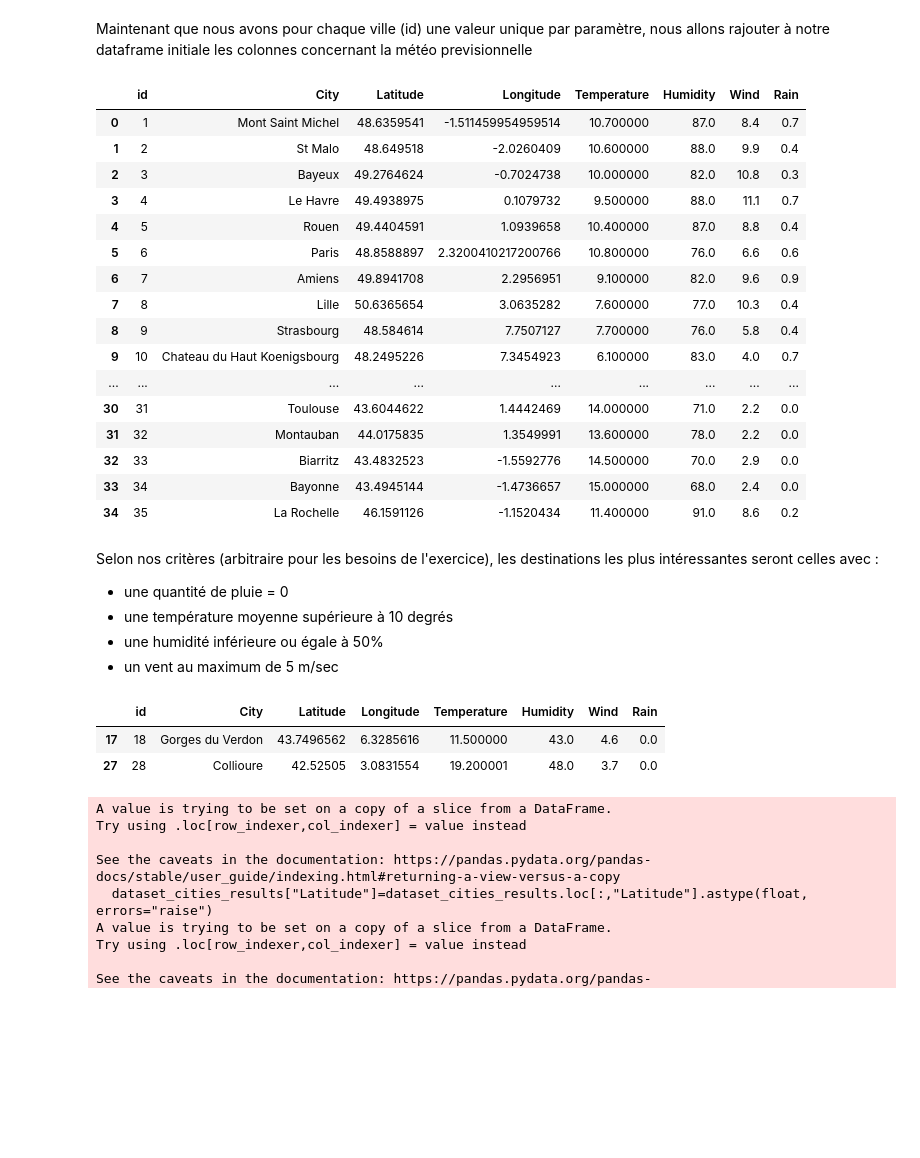
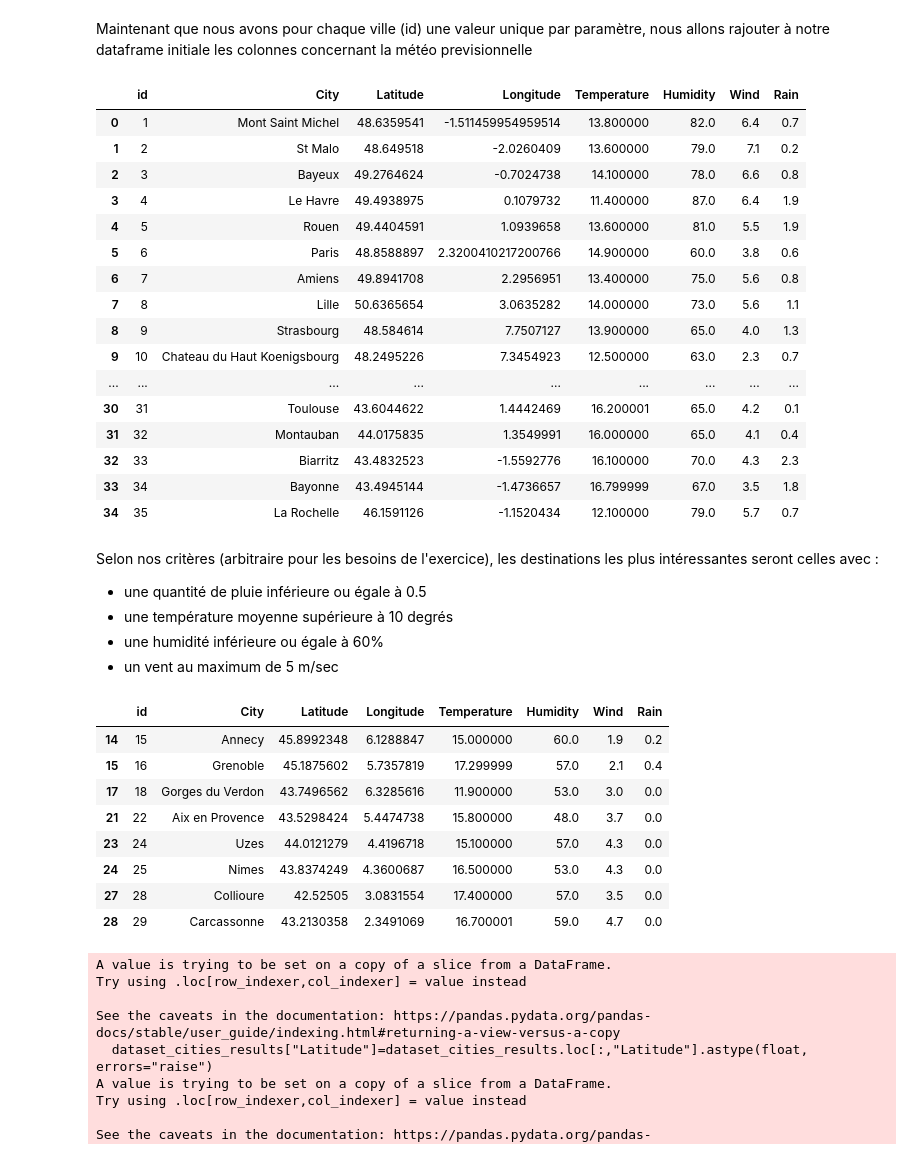
Before and after one commit to sdupland/bloc1_infrastructure_donn-es, a Jupyter notebook: SNDD - projet Kayak.ipynb, the cells around one changed output. Saved outputs shown, nothing was run; the diff lists cells and outputs as text; code cells hidden in the pictures; blank space fills up the shorter version.

Commit message:
update script
improve sql part

```diff
--- a/SNDD - projet Kayak.ipynb
+++ b/SNDD - projet Kayak.ipynb
@@ -55,7 +55,7 @@ cities = ["Mont Saint Michel",
 # %%
 def city_gps(city_name):
     """
-    création d'une fonction afin de récupérer au format json les informations sur une ville, à partir de son nom passée en paramètre
+    création d'une fonction afin de récupérer au format json les informations sur une ville, à partir de son nom passé en paramètre
     utlisation de l'API du site nominatim avec des critères en paramètre (format de sortie + nom ville + pays)
     utilisation d'un try/except au cas ou certaines noms dans la liste renvois une erreur. Dans ce cas nous passons l'erreur et affectons une valeur vide aux données recherchées
     Args:
@@ -143,28 +144,30 @@ Les données journalières étant également nombreuses, nous n'avons également
 - la vitesse du vent (en m/seconde)
 - la pluie (en mm par jour)
 # %%
+# fonction créée avec l'aide d'exemples trouvés sur internet (notamment stackoverfflow) mais je n'ai malheuresuement pas noté le lien
+
 def read_credentials(file_path):
     """
-    function qui permet d'aller chercher les codes d'accès à openweahermap dans un fichier txt situé au même emplacement que le script
+    fonction qui permet d'aller chercher les codes d'accès à openweahermap dans un fichier txt situé au même emplacement que le script
     Args:
         file_path (string): chemin d'accès et nom du fichier
     Returns:
-        a dictionary with key(s) and value(s) for credential(s)
+        un dictionnaire avec les credentials sous forme de clé(s)/valeur(s)
     """
     credentials = {}
-    with open(file_path, 'r') as file:
+    with open(file_path, "r") as file:
         for line in file:
-            key, value = line.strip().split('=')
+            key, value = line.strip().split("=")
             credentials[key] = value
     return credentials
 
-# Specify the path to your credentials file
+# Détermination du chemin et/ou nom du fichier où sont les credentials
 credentials_path = "access.txt"
 
-# Read credentials from the file
+# Lecture des credentials à partir du fichier indiqué
 credentials = read_credentials(credentials_path)
 
-# Access individual credentials
+# Affectation à 1 variable des credentials
 app_id = credentials["app_id"]
 # %%
 def city_weather(lat, lon, day, app_id):
@@ -180,11 +183,11 @@ def city_weather(lat, lon, day, app_id):
         lat (float): latitude d'une ville
         lon (float): longitude d'une ville
         day (int): jour
+        app_id (string) :
 
     Returns:
         liste comprenant la date du jour, la température, l'humidité, le vent et la pluie
     """
-    # app_id = "1d7498fefc66d74c38e726701b5fd131"
     url_owm = "https://api.openweathermap.org/data/3.0/onecall?"
     criteria_owm = {"lat":lat, "lon":lon, "appid":app_id, "exclude":"current,minutely,hourly", "units":"metric"}
     data_forecast = requests.get(url_owm, params = criteria_owm).json()
@@ -308,20 +311,20 @@ dataset_cities = dataset_cities.merge(median_forecast, on=["id"])
 dataset_cities
 # %% [output]
 |  | id | City | Latitude | Longitude | Temperature | Humidity | Wind | Rain |
-| 0 | 1 | Mont Saint Michel | 48.6359541 | -1.511459954959514 | 10.700000 | 87.0 | 8.4 | 0.7 |
-| 1 | 2 | St Malo | 48.649518 | -2.0260409 | 10.600000 | 88.0 | 9.9 | 0.4 |
-| 2 | 3 | Bayeux | 49.2764624 | -0.7024738 | 10.000000 | 82.0 | 10.8 | 0.3 |
-| 3 | 4 | Le Havre | 49.4938975 | 0.1079732 | 9.500000 | 88.0 | 11.1 | 0.7 |
-| 4 | 5 | Rouen | 49.4404591 | 1.0939658 | 10.400000 | 87.0 | 8.8 | 0.4 |
-| 5 | 6 | Paris | 48.8588897 | 2.3200410217200766 | 10.800000 | 76.0 | 6.6 | 0.6 |
-| 6 | 7 | Amiens | 49.8941708 | 2.2956951 | 9.100000 | 82.0 | 9.6 | 0.9 |
-| 7 | 8 | Lille | 50.6365654 | 3.0635282 | 7.600000 | 77.0 | 10.3 | 0.4 |
-| 8 | 9 | Strasbourg | 48.584614 | 7.7507127 | 7.700000 | 76.0 | 5.8 | 0.4 |
-| 9 | 10 | Chateau du Haut Koenigsbourg | 48.2495226 | 7.3454923 | 6.100000 | 83.0 | 4.0 | 0.7 |
+| 0 | 1 | Mont Saint Michel | 48.6359541 | -1.511459954959514 | 13.800000 | 82.0 | 6.4 | 0.7 |
+| 1 | 2 | St Malo | 48.649518 | -2.0260409 | 13.600000 | 79.0 | 7.1 | 0.2 |
+| 2 | 3 | Bayeux | 49.2764624 | -0.7024738 | 14.100000 | 78.0 | 6.6 | 0.8 |
+| 3 | 4 | Le Havre | 49.4938975 | 0.1079732 | 11.400000 | 87.0 | 6.4 | 1.9 |
+| 4 | 5 | Rouen | 49.4404591 | 1.0939658 | 13.600000 | 81.0 | 5.5 | 1.9 |
+| 5 | 6 | Paris | 48.8588897 | 2.3200410217200766 | 14.900000 | 60.0 | 3.8 | 0.6 |
+| 6 | 7 | Amiens | 49.8941708 | 2.2956951 | 13.400000 | 75.0 | 5.6 | 0.8 |
+| 7 | 8 | Lille | 50.6365654 | 3.0635282 | 14.000000 | 73.0 | 5.6 | 1.1 |
+| 8 | 9 | Strasbourg | 48.584614 | 7.7507127 | 13.900000 | 65.0 | 4.0 | 1.3 |
+| 9 | 10 | Chateau du Haut Koenigsbourg | 48.2495226 | 7.3454923 | 12.500000 | 63.0 | 2.3 | 0.7 |
 | ... | ... | ... | ... | ... | ... | ... | ... | ... |
-| 30 | 31 | Toulouse | 43.6044622 | 1.4442469 | 14.000000 | 71.0 | 2.2 | 0.0 |
-| 31 | 32 | Montauban | 44.0175835 | 1.3549991 | 13.600000 | 78.0 | 2.2 | 0.0 |
-| 32 | 33 | Biarritz | 43.4832523 | -1.5592776 | 14.500000 | 70.0 | 2.9 | 0.0 |
-| 33 | 34 | Bayonne | 43.4945144 | -1.4736657 | 15.000000 | 68.0 | 2.4 | 0.0 |
-| 34 | 35 | La Rochelle | 46.1591126 | -1.1520434 | 11.400000 | 91.0 | 8.6 | 0.2 |
+| 30 | 31 | Toulouse | 43.6044622 | 1.4442469 | 16.200001 | 65.0 | 4.2 | 0.1 |
+| 31 | 32 | Montauban | 44.0175835 | 1.3549991 | 16.000000 | 65.0 | 4.1 | 0.4 |
+| 32 | 33 | Biarritz | 43.4832523 | -1.5592776 | 16.100000 | 70.0 | 4.3 | 2.3 |
+| 33 | 34 | Bayonne | 43.4945144 | -1.4736657 | 16.799999 | 67.0 | 3.5 | 1.8 |
+| 34 | 35 | La Rochelle | 46.1591126 | -1.1520434 | 12.100000 | 79.0 | 5.7 | 0.7 |
 # %%
@@ -329,17 +332,23 @@ dataset_cities
 dataset_cities.to_csv("dataset_cities.csv", index=False)
 # %% [markdown]
 Selon nos critères (arbitraire pour les besoins de l'exercice), les destinations les plus intéressantes seront celles avec :
-- une quantité de pluie = 0
+- une quantité de pluie inférieure ou égale à 0.5
 - une température moyenne supérieure à 10 degrés
-- une humidité inférieure ou égale à 50%
+- une humidité inférieure ou égale à 60%
 - un vent au maximum de 5 m/sec
 # %%
-dataset_cities_results= dataset_cities[(dataset_cities.Rain == 0) & (dataset_cities.Humidity <= 50) & (dataset_cities.Wind <= 5) & (dataset_cities.Temperature > 10)]
+dataset_cities_results= dataset_cities[(dataset_cities.Rain <= 0.5) & (dataset_cities.Humidity <= 60) & (dataset_cities.Wind <= 5) & (dataset_cities.Temperature > 10)]
 dataset_cities_results
 # %% [output]
 |  | id | City | Latitude | Longitude | Temperature | Humidity | Wind | Rain |
-| 17 | 18 | Gorges du Verdon | 43.7496562 | 6.3285616 | 11.500000 | 43.0 | 4.6 | 0.0 |
-| 27 | 28 | Collioure | 42.52505 | 3.0831554 | 19.200001 | 48.0 | 3.7 | 0.0 |
+| 14 | 15 | Annecy | 45.8992348 | 6.1288847 | 15.000000 | 60.0 | 1.9 | 0.2 |
+| 15 | 16 | Grenoble | 45.1875602 | 5.7357819 | 17.299999 | 57.0 | 2.1 | 0.4 |
+| 17 | 18 | Gorges du Verdon | 43.7496562 | 6.3285616 | 11.900000 | 53.0 | 3.0 | 0.0 |
+| 21 | 22 | Aix en Provence | 43.5298424 | 5.4474738 | 15.800000 | 48.0 | 3.7 | 0.0 |
+| 23 | 24 | Uzes | 44.0121279 | 4.4196718 | 15.100000 | 57.0 | 4.3 | 0.0 |
+| 24 | 25 | Nimes | 43.8374249 | 4.3600687 | 16.500000 | 53.0 | 4.3 | 0.0 |
+| 27 | 28 | Collioure | 42.52505 | 3.0831554 | 17.400000 | 57.0 | 3.5 | 0.0 |
+| 28 | 29 | Carcassonne | 43.2130358 | 2.3491069 | 16.700001 | 59.0 | 4.7 | 0.0 |
 # %%
 # sauvegarde liste des villes sélectionnées
 dataset_cities_results.to_csv("dataset_cities_results.csv", index=False)
```
Also changed, not shown: parts of 29 cells of this notebook.
